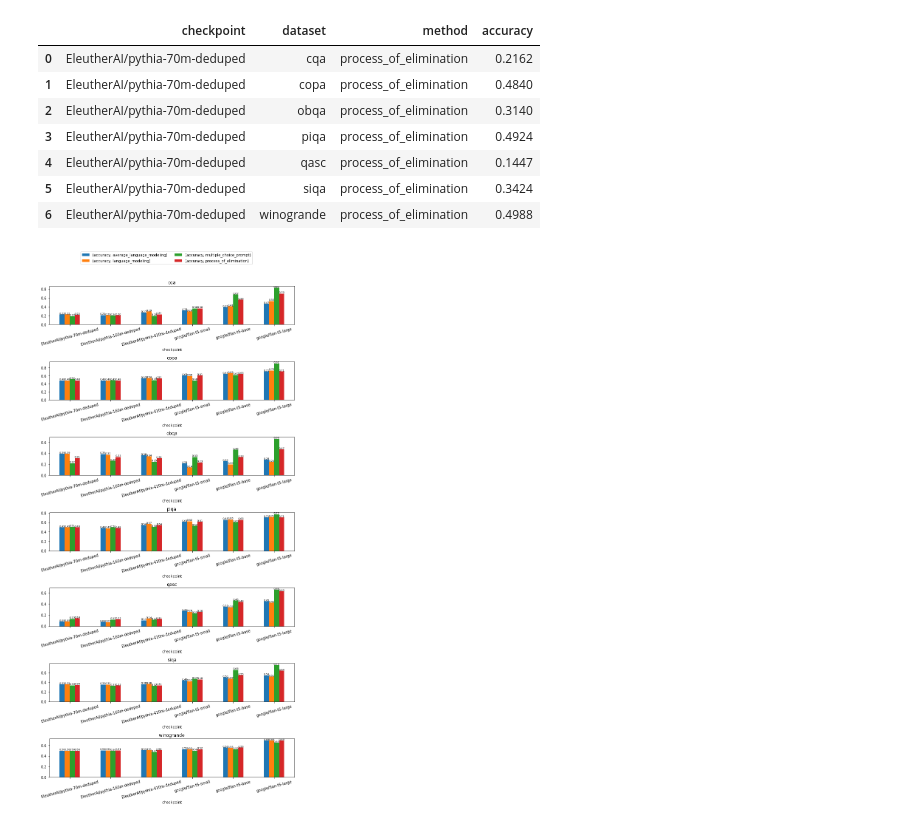
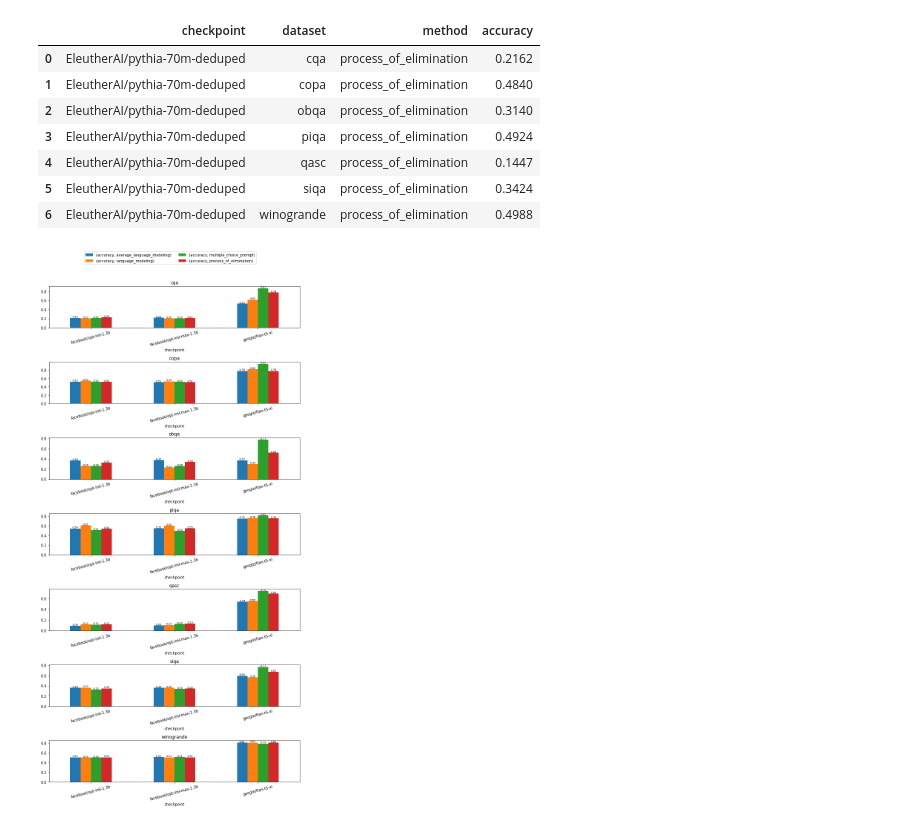
Before and after one commit to KasMasVan/csr_exp_resource_index, a Jupyter notebook: results/process.ipynb, the cells around one changed output. Drawn from its saved outputs; the diff is of its cells as text; code cells hidden in the pictures.

Commit message:
OPT-IML and FLAN-T5-XL results.

```diff
--- a/results/process.ipynb
+++ b/results/process.ipynb
@@ -14,7 +14,7 @@ def process(df):
     df = df.drop_duplicates()
     # df = df[df["checkpoint"].str.startswith("google/flan-t5")]
     # remove the seed column and batch_size column
-    df = df.drop(columns=["model_family", "seed", "batch_size"])
+    df = df.drop(columns=["model_family", "seed", "batch_size", "loading_precision", "sample"])
     return df
 # %%
 lm_df = process(lm_df)
@@ -41,33 +41,33 @@ pythia_df[(pythia_df["method"] == "process_of_elimination") & (pythia_df["checkp
 # 2. (optional) plot confidence interval
 # plot the results, grouped by dataset and method, with title and x/y labels
 # df_vis.groupby(["dataset", "method"]).mean().unstack().plot(kind="bar", rot=0, figsize=(10, 5))
 
 # checkpoints = ["EleutherAI/pythia-70m-deduped", "EleutherAI/pythia-160m-deduped", "EleutherAI/pythia-410m-deduped", "EleutherAI/pythia-1b-deduped"]
 # # creating subplots for four models
 # fig, axes = plt.subplots(2, 2, figsize=(10, 10))
 # for i, checkpoint in enumerate(checkpoints):
 #     df_vis = df[df["checkpoint"] == checkpoint]
 #     df_vis.groupby(["dataset", "method"]).mean().unstack().plot(kind="bar", rot=0, ax=axes[i//2][i%2], title=checkpoint)
 #     plt.tight_layout()
 
 datasets = ['cqa', 'copa', 'obqa', 'piqa', 'qasc', 'siqa', 'winogrande']
 # create subplots for seven datasets
 fig, axes = plt.subplots(7, 1, figsize=(10, 20))
 for i, dataset in enumerate(datasets):
     df_vis = df[df["dataset"] == dataset]
-    model_order = ["EleutherAI/pythia-70m-deduped", "EleutherAI/pythia-160m-deduped", "EleutherAI/pythia-410m-deduped", "google/flan-t5-small", "google/flan-t5-base", "google/flan-t5-large" ]
+    model_order = ["facebook/opt-iml-1.3b", "facebook/opt-iml-max-1.3b", "google/flan-t5-xl"]
     df_vis = df_vis.groupby(["checkpoint", "method"]).mean().unstack().reindex(model_order)
     df_vis.plot(kind="bar", rot=15, ax=axes[i], title=dataset, legend=False)
     # add accuracy score to each bar
     for p in axes[i].patches:
         axes[i].text(p.get_x() + p.get_width()/2., p.get_height(), '%.2f' % float(p.get_height()), ha='center', va='bottom', fontsize=7)
 
 handles, labels = axes[0].get_legend_handles_labels()
 # plot legend in two lines
 fig.legend(handles, labels, loc='upper center', ncol=2, bbox_to_anchor=(0.5, 1.05))
 plt.tight_layout()
 
 # save the figure
-plt.savefig("pythia_flan.png", dpi=300, bbox_inches='tight')
+# plt.savefig("pythia_flan.png", dpi=300, bbox_inches='tight')
 # %% [output]
-[figure, old version]
+[figure, new version]
```
Also changed, not shown: parts of 1 cell of this notebook, 4 other files.
